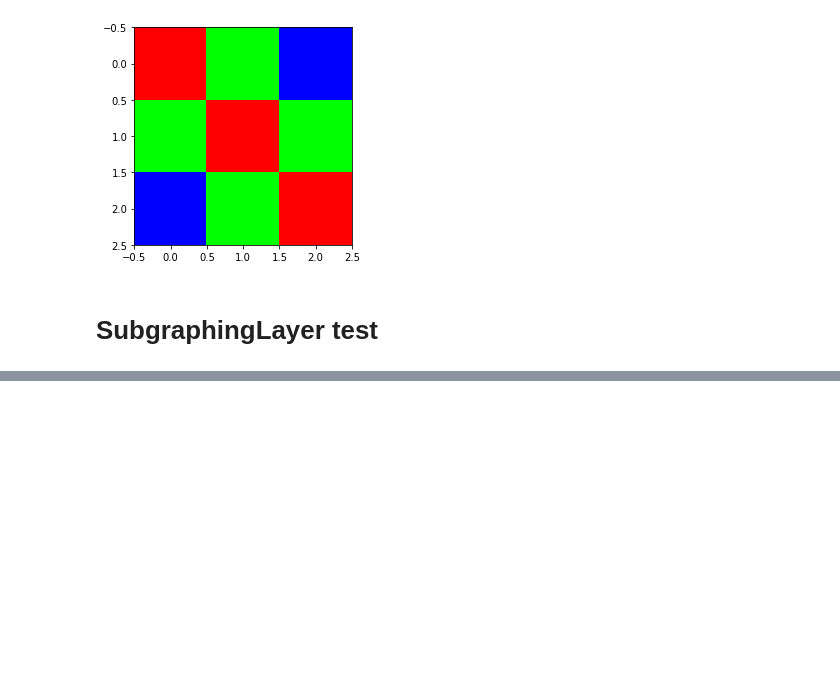
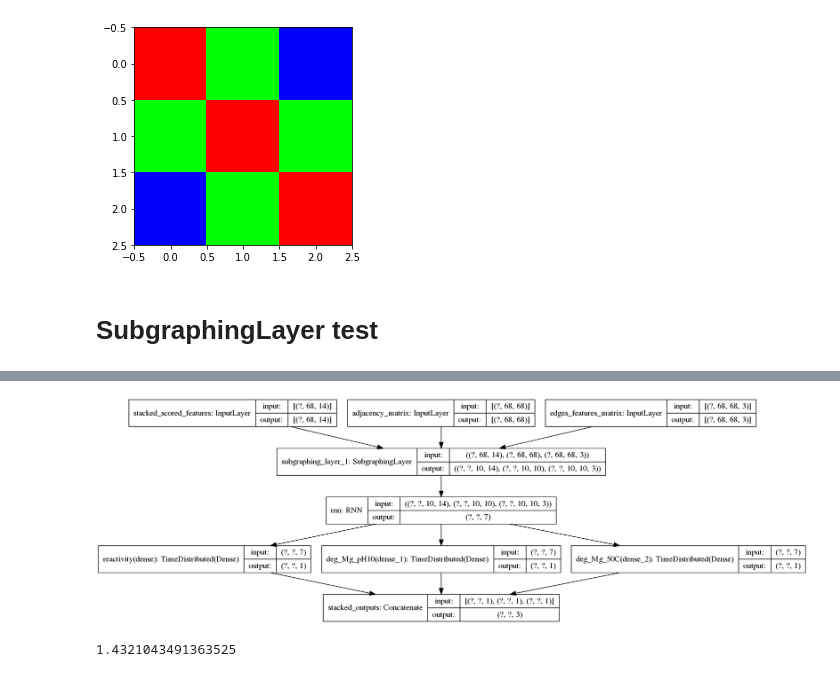
Before and after one commit to JanKapala/OpenVaccine-COVID-19-mRNA-Vaccine-Degradation-Prediction, a Jupyter notebook: Untitled.ipynb, the cells around one changed output, grey strips where cells are left out. Drawn from its saved outputs; the diff is of its cells as text; code cells hidden in the pictures; blank space fills up the shorter version.

Commit message:
Add Graph Reduce model test

```diff
--- a/Untitled.ipynb
+++ b/Untitled.ipynb
@@ -157,0 +177,23 @@ assert reduced_sequence.shape == [BATCH_SIZE, SEQ_LEN, UNITS]
+# %%
+# INPUTS
+stacked_scored_features_input = Input(shape=(SEQ_LEN, STACKED_FEATURES_SIZE), name='stacked_scored_features')
+adjacency_matrix_input = Input(shape=(SEQ_LEN, SEQ_LEN), name='adjacency_matrix')
+edges_features_matrix_input = Input(shape=(SEQ_LEN, SEQ_LEN, EDGES_FEATURES_MATRIX_DEPTH), name='edges_features_matrix')
+
+inputs = (stacked_scored_features_input, adjacency_matrix_input, edges_features_matrix_input)
+
+x = SubgraphingLayer(NEIGHBOURHOOD_SIZE)(inputs)
+
+x = tf.keras.layers.RNN(GraphReduceCell(UNITS), return_sequences=True)(x)
+
+# OUTPUTS
+reactivity_pred = TimeDistributed(Dense(1), name='reactivity')(x)
+deg_Mg_pH10_pred = TimeDistributed(Dense(1), name='deg_Mg_pH10')(x)
+deg_Mg_50C_pred = TimeDistributed(Dense(1), name='deg_Mg_50C')(x)
+
+scored_outputs = [reactivity_pred, deg_Mg_pH10_pred, deg_Mg_50C_pred]
+stacked_outputs = Concatenate(axis=2, name='stacked_outputs')(scored_outputs)
+
+# TRAINING MODEL
+
+model = Model(inputs=inputs, outputs={'stacked_scored_labels': stacked_outputs}, name='graph_reduce_model')
@@ -157,0 +230,11 @@ assert reduced_sequence.shape == [BATCH_SIZE, SEQ_LEN, UNITS]
+# %%
+tf.keras.utils.plot_model(model, show_shapes=True)
+# %% [output]
+[figure, added]
+# %%
+start = time.time()
+predictions = model.predict(exp_ds)
+end = time.time()
+print(end-start)
+# %% [output]
+1.4321043491363525
```
Also changed, not shown: parts of 12 cells of this notebook.
